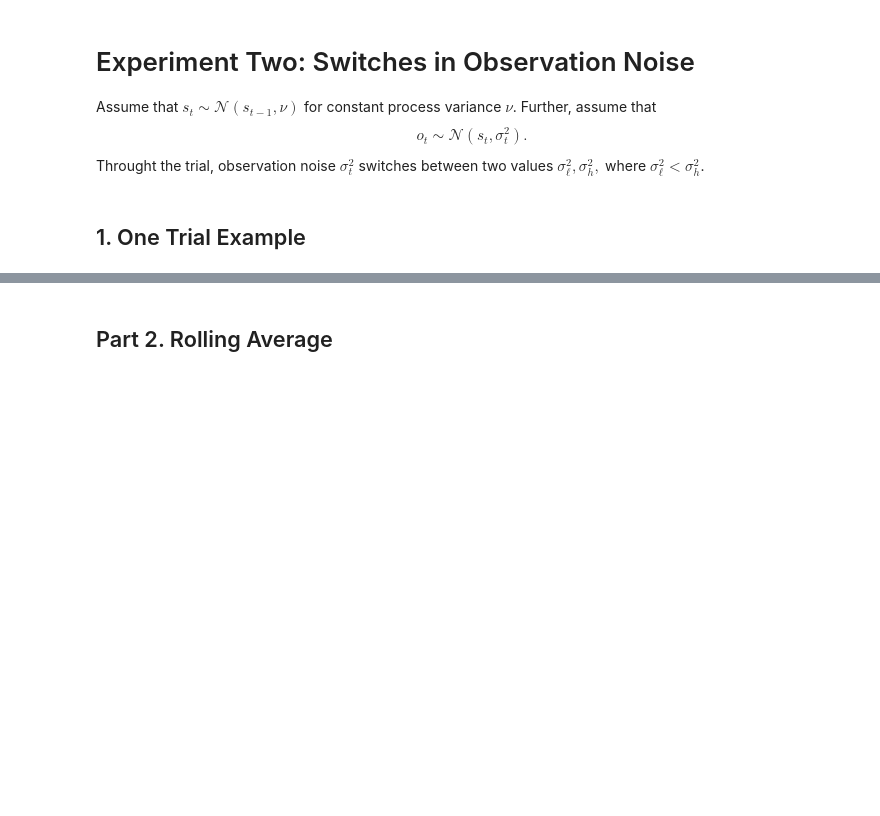
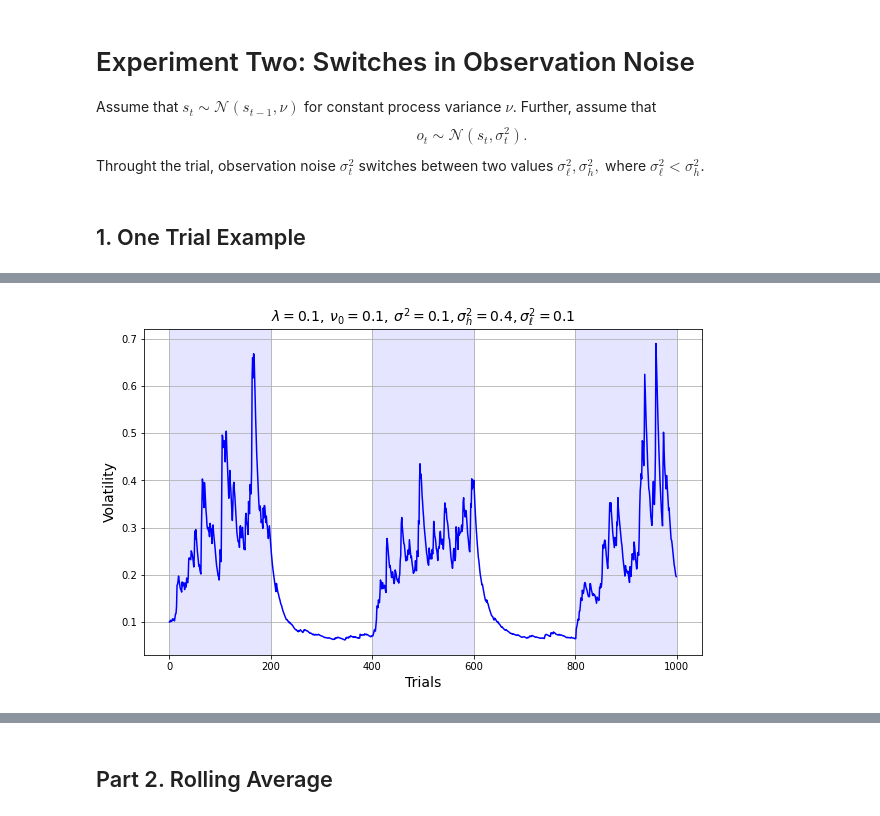
Before and after one commit to alex-lanine/Scaling-Laws-for-the-Volatile-Kalman-Filter, a Jupyter notebook: Experiment_Two.ipynb, the cells around one changed output, grey strips where cells are left out. Cells and saved outputs as stored; diff of their text form; code cells hidden in the pictures; blank space fills up the shorter version.

```diff
--- a/Experiment_Two.ipynb
+++ b/Experiment_Two.ipynb
@@ -53,16 +55,17 @@ plt.savefig("Figures/exp2_walk.png")
 # %%
 plt.figure(figsize=(10,6))
 
 # Shade regions: 0-50, 100-150, 200-250, etc.
 for start in range(0, len(latent_state), 2*switch_interval):
     plt.axvspan(start, start + switch_interval, color='blue', alpha=0.1)
 
 plt.plot(vol,color='blue')
 plt.grid()
 plt.xlabel('Trials', fontsize=14); plt.ylabel('Volatility', fontsize=14)
 plt.title(rf"$\lambda={l},\: \nu_0={v0}, \: \sigma^2=0.1, \sigma_h^2 = 0.4, \sigma_\ell^2 = 0.1$", fontsize=14)
-plt.text(0.5, -0.15, caption_text, ha='center', va='top', transform=plt.gca().transAxes, fontsize=14)
 plt.savefig("Figures/exp2_vol.png"); plt.show()
+# %% [output]
+[figure, added]
 # %%
 plt.figure(figsize=(10,6))
 
```
Also changed, not shown: parts of 6 cells of this notebook, 15 other files.
